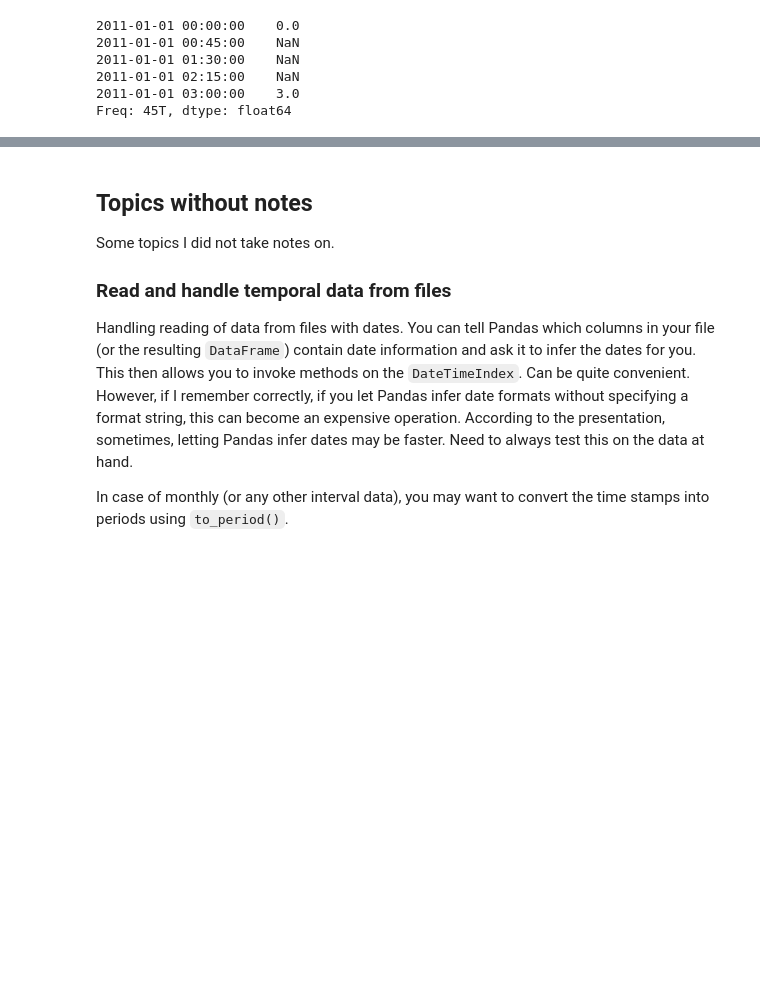
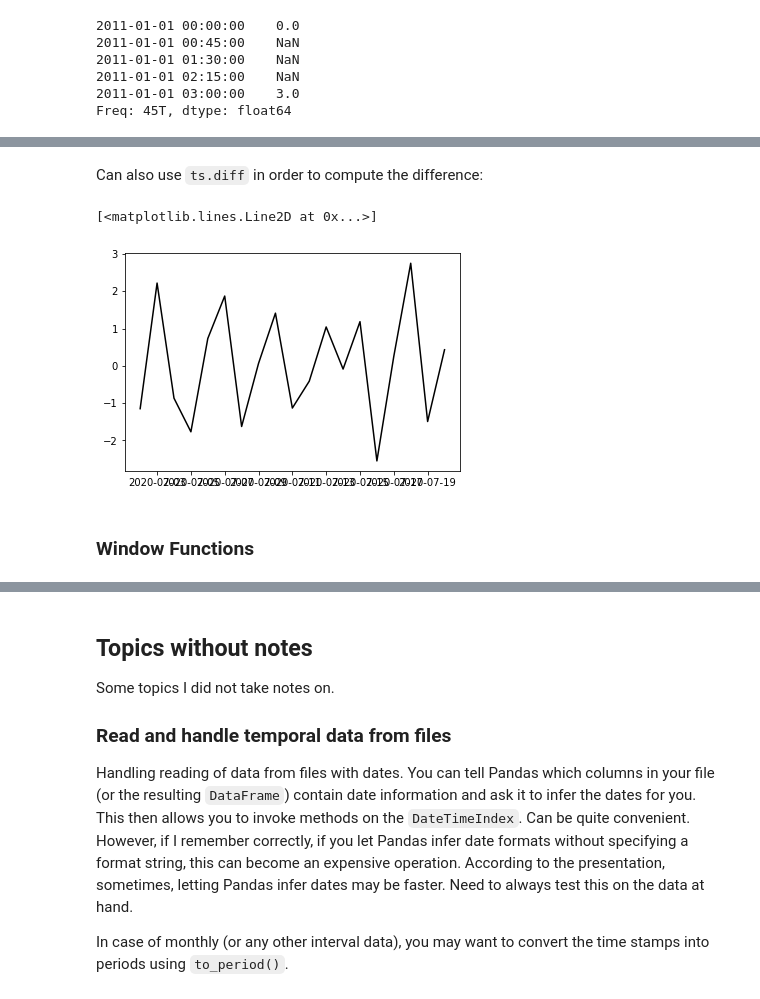
Before and after one commit to drbwa/timeserieseda, a Jupyter notebook: pycon2017/pycon2017-1.ipynb, the cells around one changed output, grey strips where cells are left out. Drawn from its saved outputs; the diff is of its cells as text; code cells hidden in the pictures; blank space fills up the shorter version.

Commit message:
windowing

```diff
--- a/pycon2017/pycon2017-1.ipynb
+++ b/pycon2017/pycon2017-1.ipynb
@@ -341,0 +447,9 @@ Freq: 45T, dtype: float64
+# %% [markdown]
+Can also use `ts.diff` in order to compute the difference:
+# %%
+plt.plot(ts.diff(), color="black")
+# %% [output]
+[<matplotlib.lines.Line2D at 0x...>]
+[figure, added]
+# %% [markdown]
+### Window Functions
```
Also changed, not shown: parts of 35 cells of this notebook.
